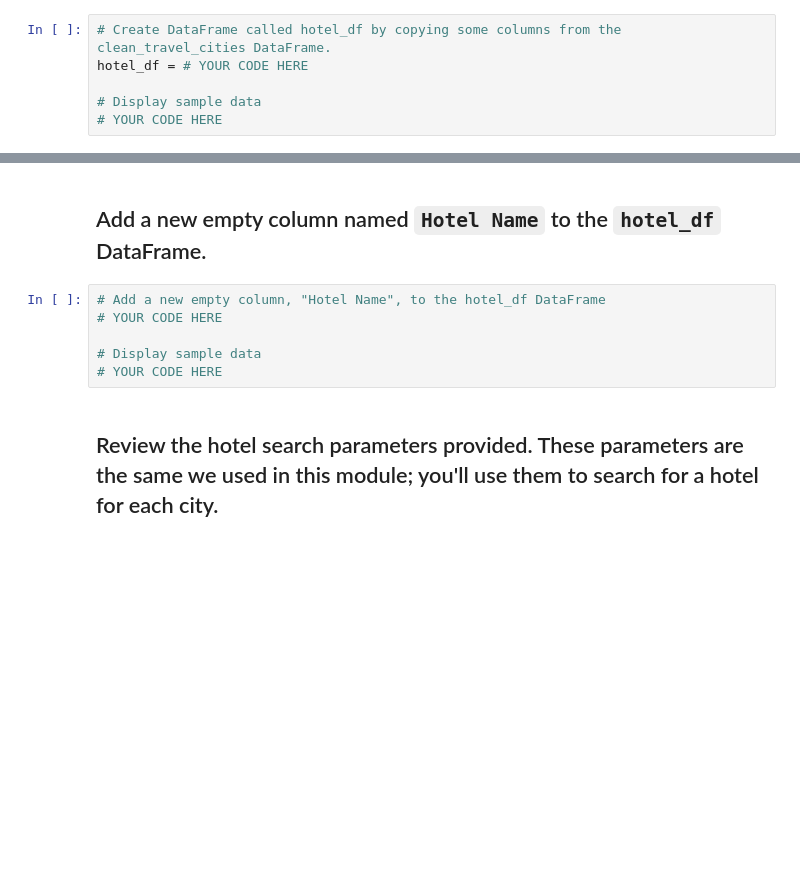
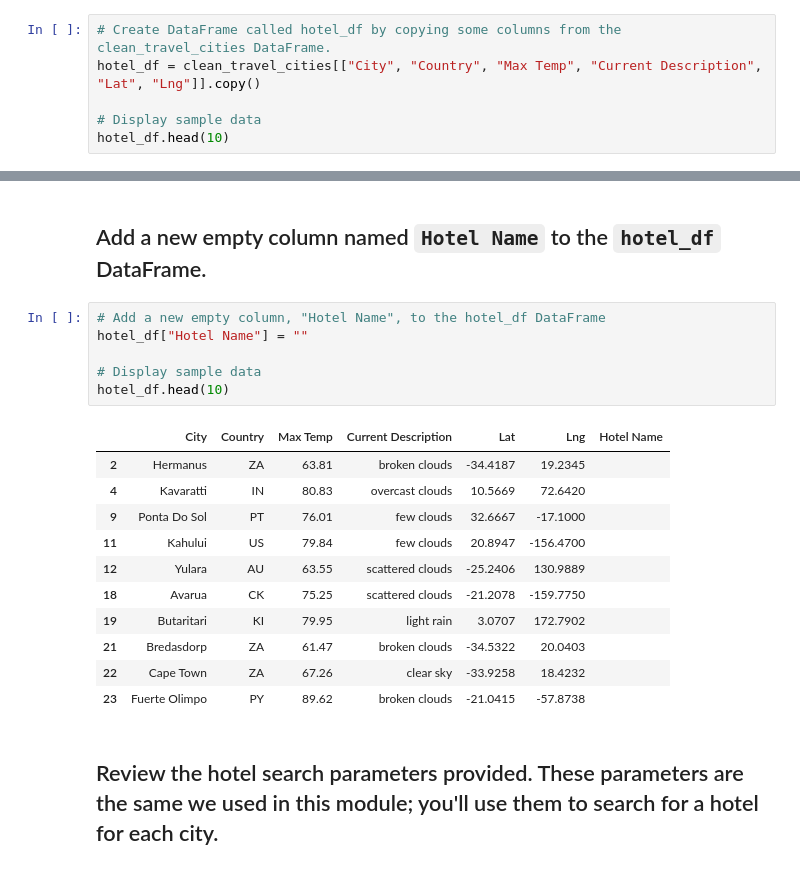
Before and after one commit to ramon0101alonso/World_Weather_Analysis, a Jupyter notebook: Vacation_Search/Vacation_Search.ipynb, the cells around one changed output, grey strips where cells are left out. Saved outputs shown, nothing was run; the diff lists cells and outputs as text; blank space fills up the shorter version.

```diff
--- a/Vacation_Search/Vacation_Search.ipynb
+++ b/Vacation_Search/Vacation_Search.ipynb
@@ -98,7 +140,7 @@ clean_travel_cities = # YOUR CODE HERE
 ## Use the `copy` Pandas function to create a new DataFrame, called `hotel_df`, by copying the following columns from the `clean_travel_cities` DataFrame: "City", "Country", "Max Temp", "Current Description", "Lat", "Lng".
 # %%
 # Create DataFrame called hotel_df by copying some columns from the clean_travel_cities DataFrame.
-hotel_df = # YOUR CODE HERE
+hotel_df = clean_travel_cities[["City", "Country", "Max Temp", "Current Description", "Lat", "Lng"]].copy()
 
 # Display sample data
-# YOUR CODE HERE
+hotel_df.head(10)
@@ -106,10 +160,22 @@ hotel_df = # YOUR CODE HERE
 ## Add a new empty column named `Hotel Name` to the `hotel_df` DataFrame.
 # %%
 # Add a new empty column, "Hotel Name", to the hotel_df DataFrame
-# YOUR CODE HERE
+hotel_df["Hotel Name"] = ""
 
 # Display sample data
-# YOUR CODE HERE
+hotel_df.head(10)
+# %% [output]
+|  | City | Country | Max Temp | Current Description | Lat | Lng | Hotel Name |
+| 2 | Hermanus | ZA | 63.81 | broken clouds | -34.4187 | 19.2345 |  |
+| 4 | Kavaratti | IN | 80.83 | overcast clouds | 10.5669 | 72.6420 |  |
+| 9 | Ponta Do Sol | PT | 76.01 | few clouds | 32.6667 | -17.1000 |  |
+| 11 | Kahului | US | 79.84 | few clouds | 20.8947 | -156.4700 |  |
+| 12 | Yulara | AU | 63.55 | scattered clouds | -25.2406 | 130.9889 |  |
+| 18 | Avarua | CK | 75.25 | scattered clouds | -21.2078 | -159.7750 |  |
+| 19 | Butaritari | KI | 79.95 | light rain | 3.0707 | 172.7902 |  |
+| 21 | Bredasdorp | ZA | 61.47 | broken clouds | -34.5322 | 20.0403 |  |
+| 22 | Cape Town | ZA | 67.26 | clear sky | -33.9258 | 18.4232 |  |
+| 23 | Fuerte Olimpo | PY | 89.62 | broken clouds | -21.0415 | -57.8738 |  |
 # %% [markdown]
 ## Review the hotel search parameters provided. These parameters are the same we used in this module; you'll use them to search for a hotel for each city.
 # %%
```
Also changed, not shown: parts of 13 cells of this notebook, 4 other files.
